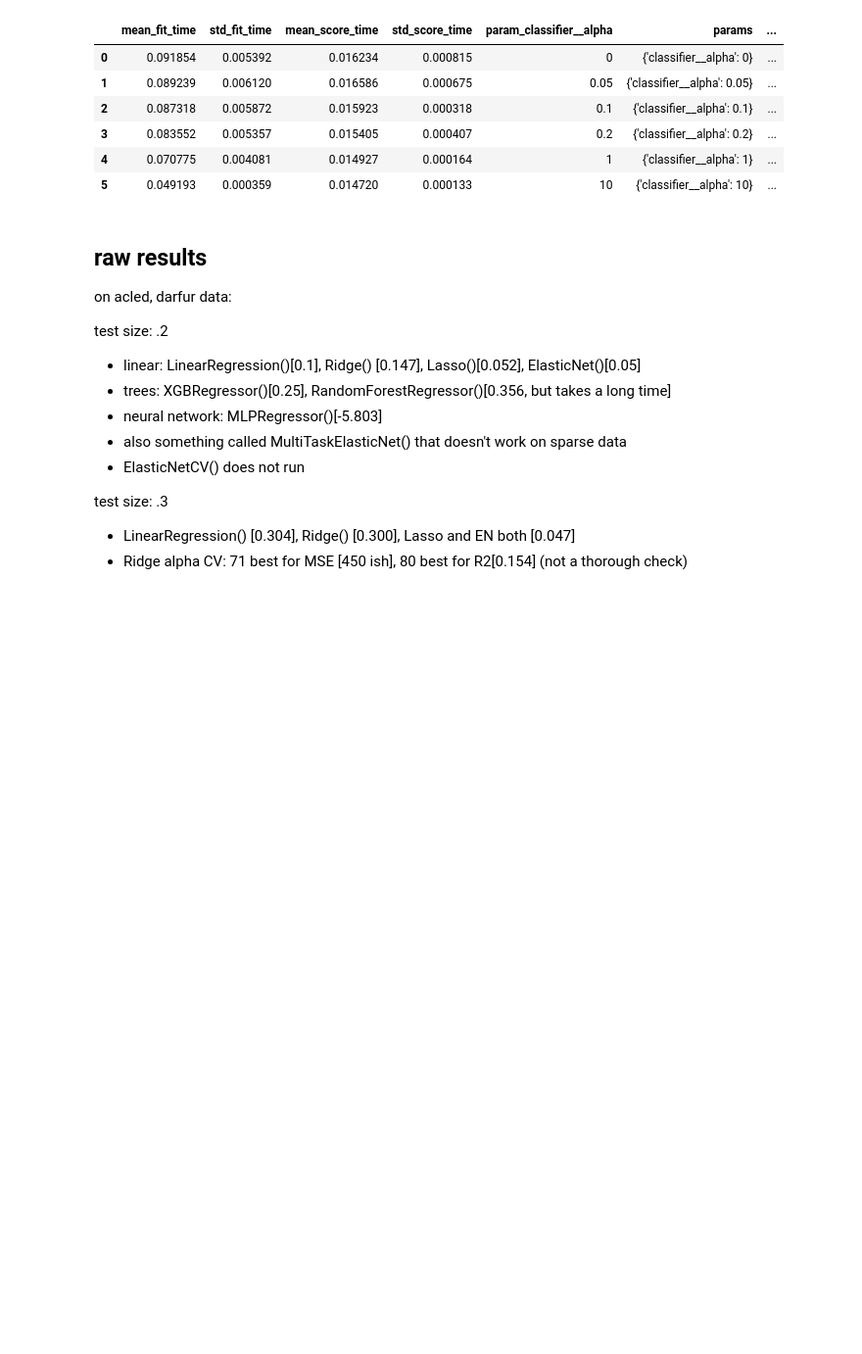
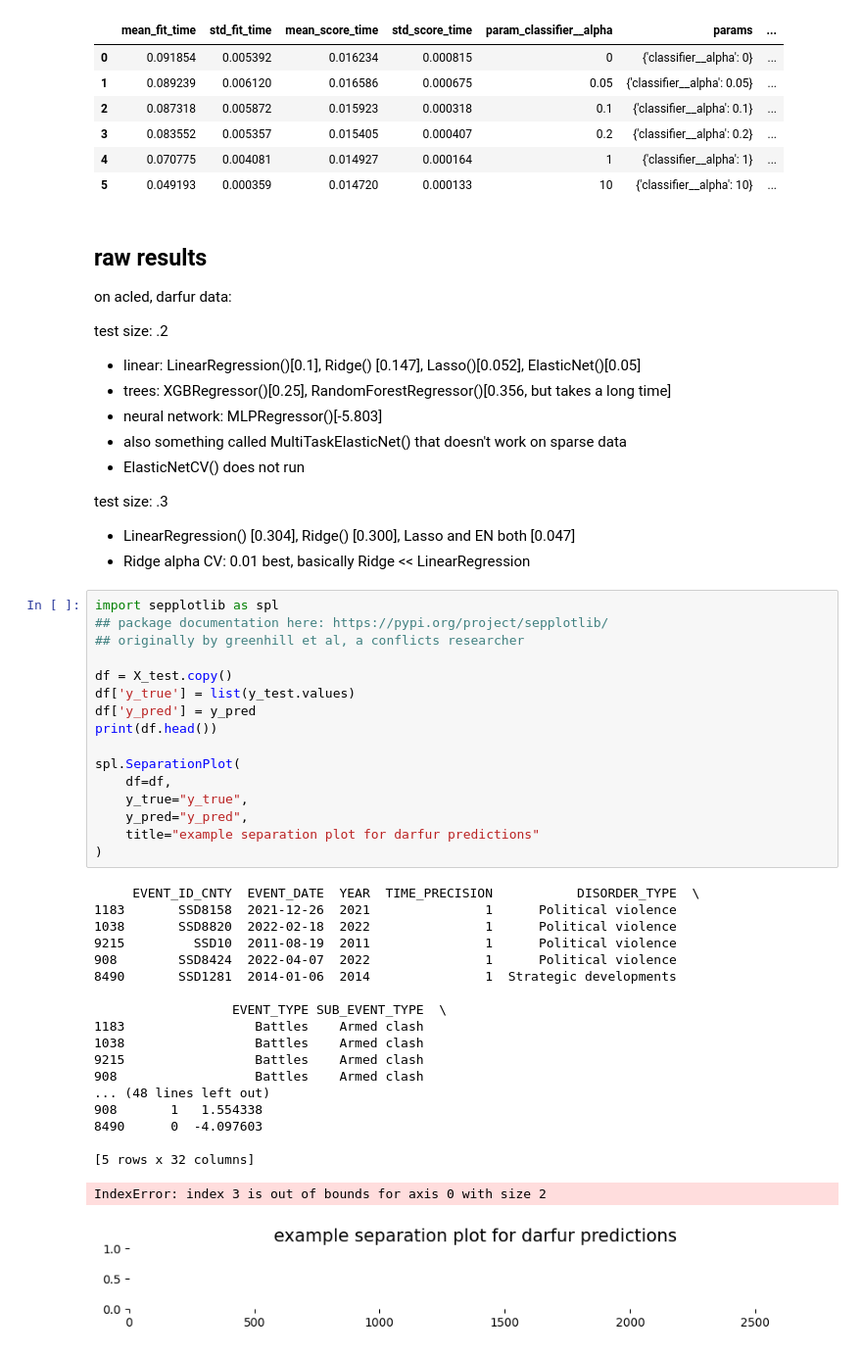
Before and after one commit to kaylanhua/conflicts, a Jupyter notebook: regression/eda.ipynb, the cells around one changed output. Shown at 98% size. Drawn from its saved outputs; the diff is of its cells as text; blank space fills up the shorter version.

```diff
--- a/regression/eda.ipynb
+++ b/regression/eda.ipynb
@@ -129,4 +162,40 @@ test size: .2
 
 test size: .3
 - LinearRegression() [0.304], Ridge() [0.300], Lasso and EN both [0.047]
-- Ridge alpha CV: 71 best for MSE [450 ish], 80 best for R2[0.154] (not a thorough check)
+- Ridge alpha CV: 0.01 best, basically Ridge << LinearRegression
+# %%
+import sepplotlib as spl
+## package documentation here: https://pypi.org/project/sepplotlib/
+## originally by greenhill et al, a conflicts researcher
+
+df = X_test.copy()
+df['y_true'] = list(y_test.values)
+df['y_pred'] = y_pred
+print(df.head())
+
+spl.SeparationPlot(
+    df=df,
+    y_true="y_true",
+    y_pred="y_pred",
+    title="example separation plot for darfur predictions"
+)
+# %% [output]
+     EVENT_ID_CNTY  EVENT_DATE  YEAR  TIME_PRECISION           DISORDER_TYPE  \
+1183       SSD8158  2021-12-26  2021               1      Political violence
+1038       SSD8820  2022-02-18  2022               1      Political violence
+9215         SSD10  2011-08-19  2011               1      Political violence
+908        SSD8424  2022-04-07  2022               1      Political violence
+8490       SSD1281  2014-01-06  2014               1  Strategic developments
+
+                  EVENT_TYPE SUB_EVENT_TYPE  \
+1183                 Battles    Armed clash
+1038                 Battles    Armed clash
+9215                 Battles    Armed clash
+908                  Battles    Armed clash
+... (48 lines left out)
+908       1   1.554338
+8490      0  -4.097603
+
+[5 rows x 32 columns]
+IndexError: index 3 is out of bounds for axis 0 with size 2
+[figure, added]
```
Also changed, not shown: parts of 7 cells of this notebook, 1 other file.
